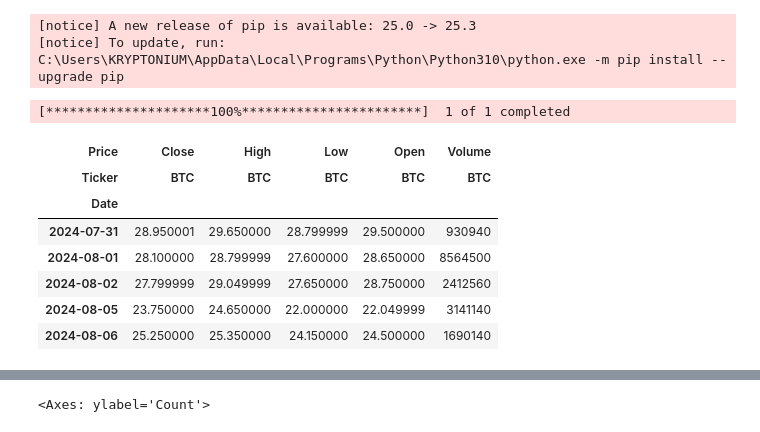
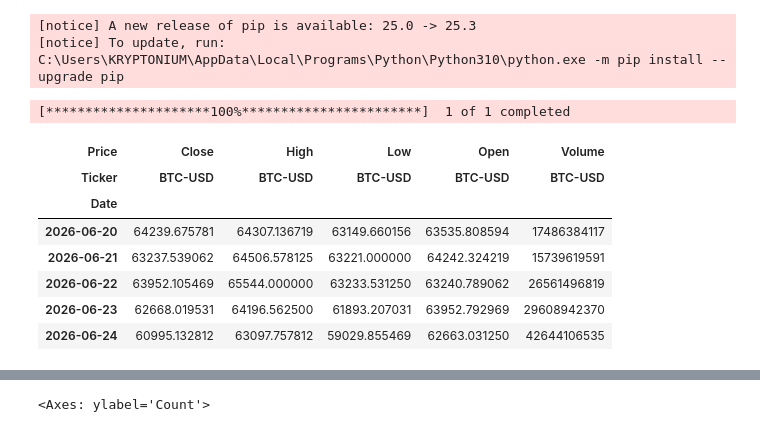
Before and after one commit to TheKryptonium/Bitcoin-price-prediction, a Jupyter notebook: Bitcoin_price_predictor.ipynb, the cells around one changed output, grey strips where cells are left out. Cells and saved outputs as stored; diff of their text form; code cells hidden in the pictures.

```diff
--- a/Bitcoin_price_predictor.ipynb
+++ b/Bitcoin_price_predictor.ipynb
@@ -34,18 +34,18 @@ Note: you may need to restart the kernel to use updated packages.
 # %%
 import yfinance as yf
 # %%
-data = yf.download("BTC", "2024-01-01", "2025-11-01", auto_adjust=True)
-data.head()
+data = yf.download("BTC-USD", "2024-01-01", "2026-06-25", auto_adjust=True)
+data.tail()
 # %% [output]
 [*********************100%***********************]  1 of 1 completed
 | Price | Close | High | Low | Open | Volume |
-| Ticker | BTC | BTC | BTC | BTC | BTC |
+| Ticker | BTC-USD | BTC-USD | BTC-USD | BTC-USD | BTC-USD |
 | Date |  |  |  |  |  |
-| 2024-07-31 | 28.950001 | 29.650000 | 28.799999 | 29.500000 | 930940 |
-| 2024-08-01 | 28.100000 | 28.799999 | 27.600000 | 28.650000 | 8564500 |
-| 2024-08-02 | 27.799999 | 29.049999 | 27.650000 | 28.750000 | 2412560 |
-| 2024-08-05 | 23.750000 | 24.650000 | 22.000000 | 22.049999 | 3141140 |
-| 2024-08-06 | 25.250000 | 25.350000 | 24.150000 | 24.500000 | 1690140 |
+| 2026-06-20 | 64239.675781 | 64307.136719 | 63149.660156 | 63535.808594 | 17486384117 |
+| 2026-06-21 | 63237.539062 | 64506.578125 | 63221.000000 | 64242.324219 | 15739619591 |
+| 2026-06-22 | 63952.105469 | 65544.000000 | 63233.531250 | 63240.789062 | 26561496819 |
+| 2026-06-23 | 62668.019531 | 64196.562500 | 61893.207031 | 63952.792969 | 29608942370 |
+| 2026-06-24 | 60995.132812 | 63097.757812 | 59029.855469 | 62663.031250 | 42644106535 |
 # %%
 data.shape
 # %% [output]
```
Also changed, not shown: parts of 13 cells of this notebook.
